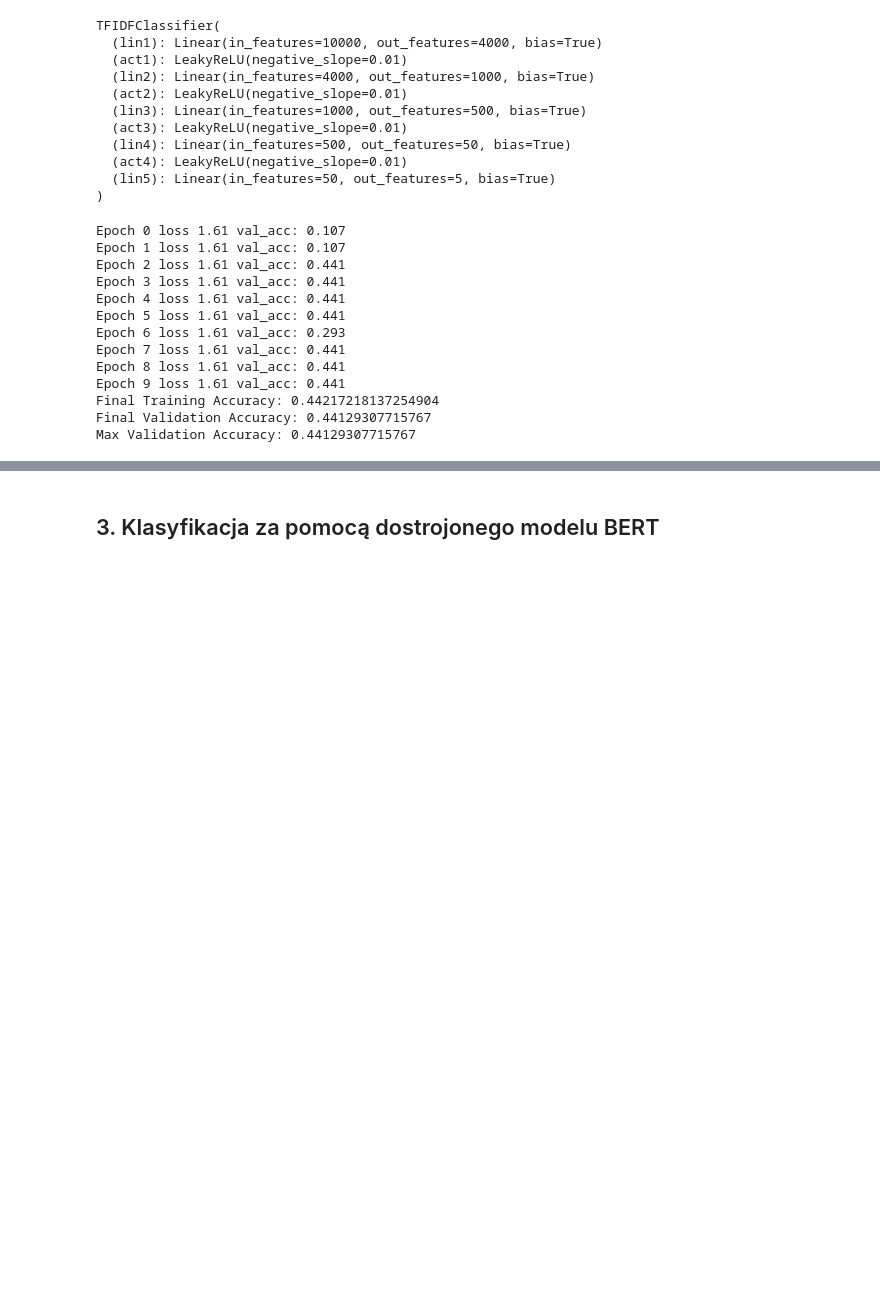
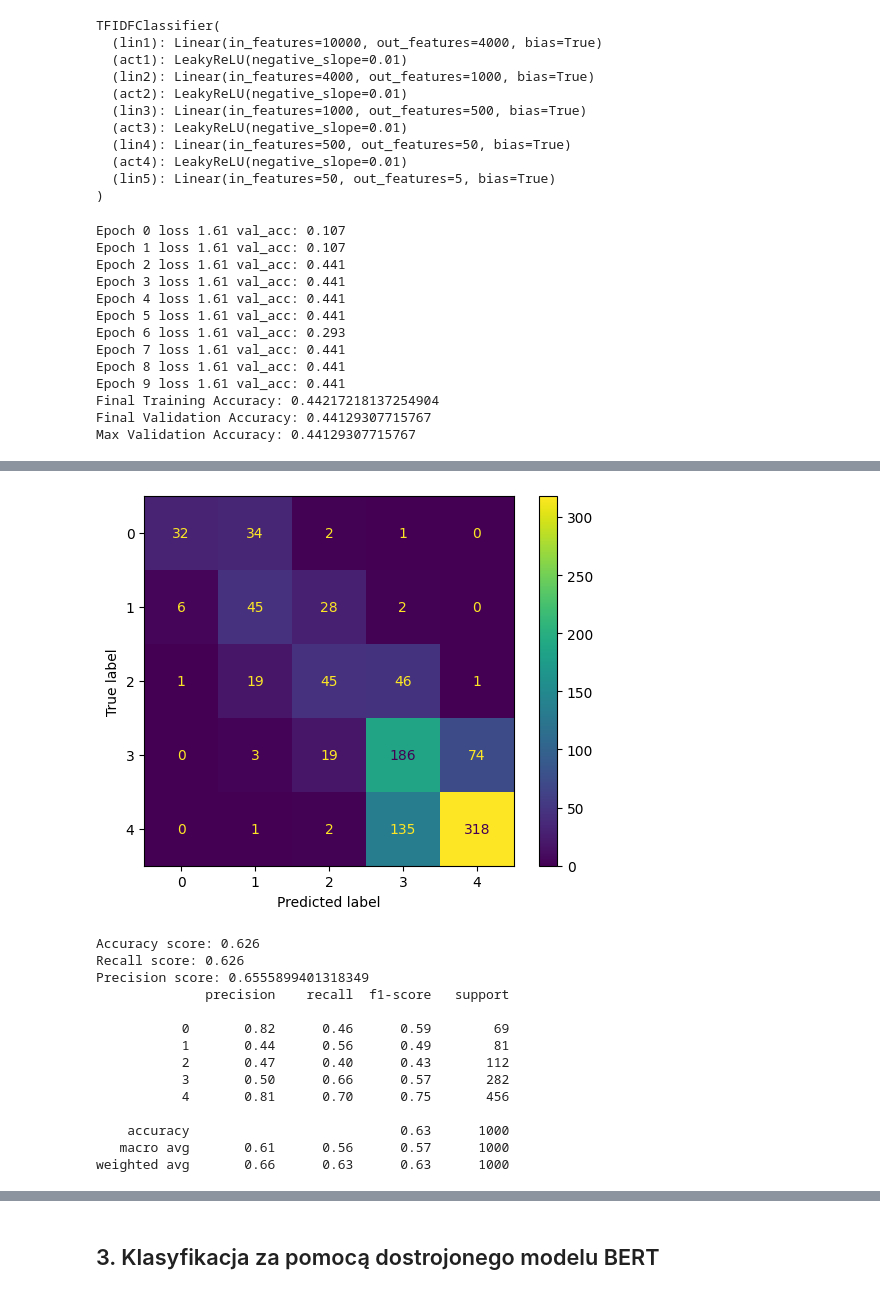
Before and after one commit to SNURTEL/24l-ssne, a Jupyter notebook: proj6/piatek_owienko_schafer_miniproject6.ipynb, the cells around one changed output, grey strips where cells are left out. Saved outputs shown, nothing was run; the diff lists cells and outputs as text; code cells hidden in the pictures; blank space fills up the shorter version.

```diff
--- a/proj6/piatek_owienko_schafer_miniproject6.ipynb
+++ b/proj6/piatek_owienko_schafer_miniproject6.ipynb
@@ -219,0 +298,25 @@ TODO wnioski
+# %%
+template = """
+<s>[INST] <<SYS>>
+You are a helpful assistant who judge what star rating from 1 to 5
+the hotel deserves based on review which will be given to you.
+ONLY return a number from [1, 5] and nothing more.
+<</SYS>>
+{text} [/INST]
+"""
+# %%
+def make_prediction(topic, texts, template, parser, llm=llm_2_70b):
+    predictions = []
+    cls_zero = PromptTemplate.from_template(template) | llm | parser
+    for text in texts:
+        pred_zero = cls_zero.invoke({'topic': topic, 'text': text})
+        predictions.append(pred_zero)
+    return predictions
+# %%
+def confusion_matrix_plot(y_true, y_pred):
+    cm = confusion_matrix(y_true, y_pred)
+    disp = ConfusionMatrixDisplay(confusion_matrix=cm)
+    disp.plot()
+    plt.show()
+# %%
+answers_2_13b = make_prediction('Hotel reviews', df_train['review'].tolist()[:1000], template, parser04. llm_2_13b)
@@ -219,0 +361,23 @@ TODO wnioski
+# %%
+answers_true = df_train['rating'].tolist()[:1000]
+confusion_matrix_plot(answers_true, answers_2_13b)
+print(f"Accuracy score: {accuracy_score(answers_true, answers_2_13b)}")
+print(f"Recall score: {recall_score(answers_true, answers_2_13b, average='weighted')}")
+print(f"Precision score: {precision_score(answers_true, answers_2_13b, average='weighted')}")
+print(classification_report(answers_true, answers_2_13b))
+# %% [output]
+[figure, added]
+Accuracy score: 0.626
+Recall score: 0.626
+Precision score: 0.6555899401318349
+              precision    recall  f1-score   support
+
+           0       0.82      0.46      0.59        69
+           1       0.44      0.56      0.49        81
+           2       0.47      0.40      0.43       112
+           3       0.50      0.66      0.57       282
+           4       0.81      0.70      0.75       456
+
+    accuracy                           0.63      1000
+   macro avg       0.61      0.56      0.57      1000
+weighted avg       0.66      0.63      0.63      1000
```
Also changed, not shown: parts of 12 cells of this notebook.
